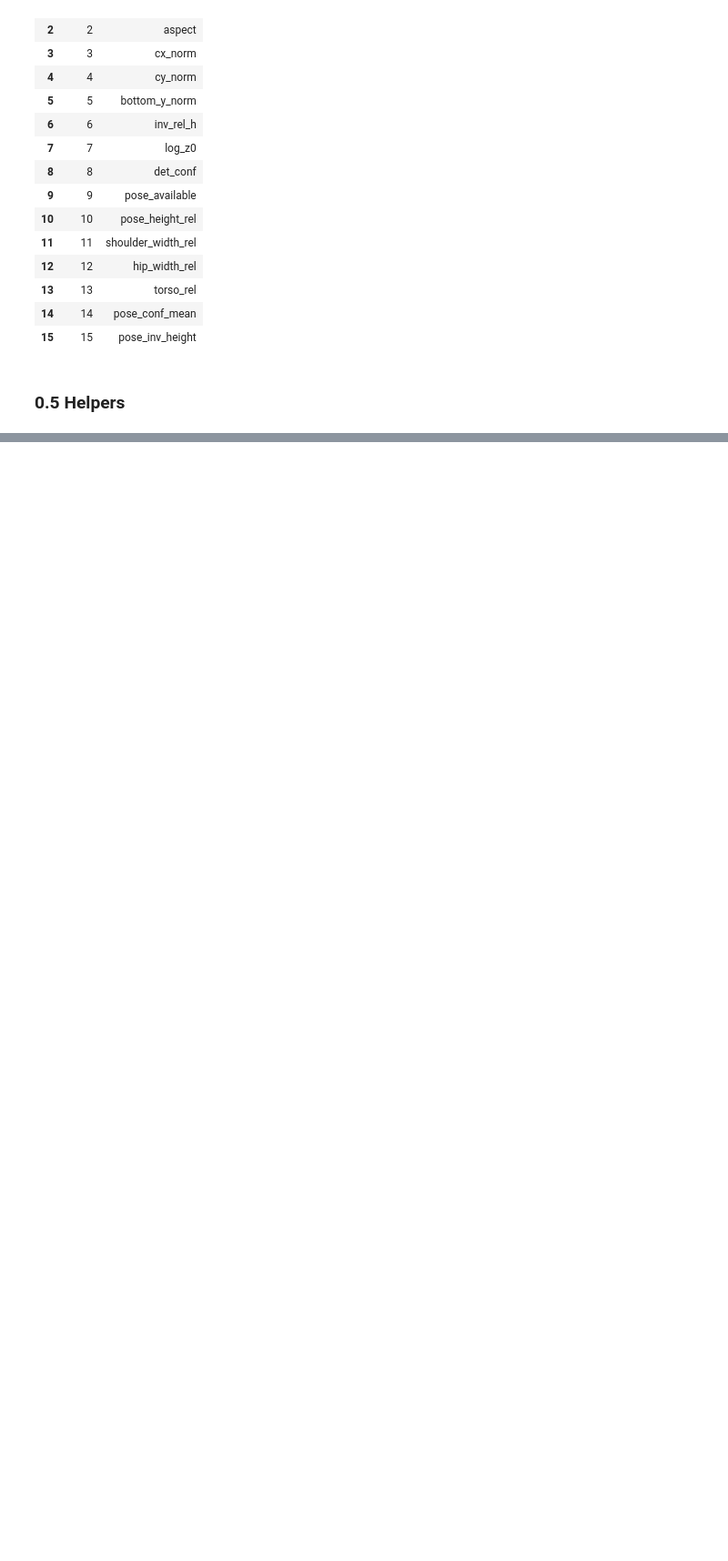
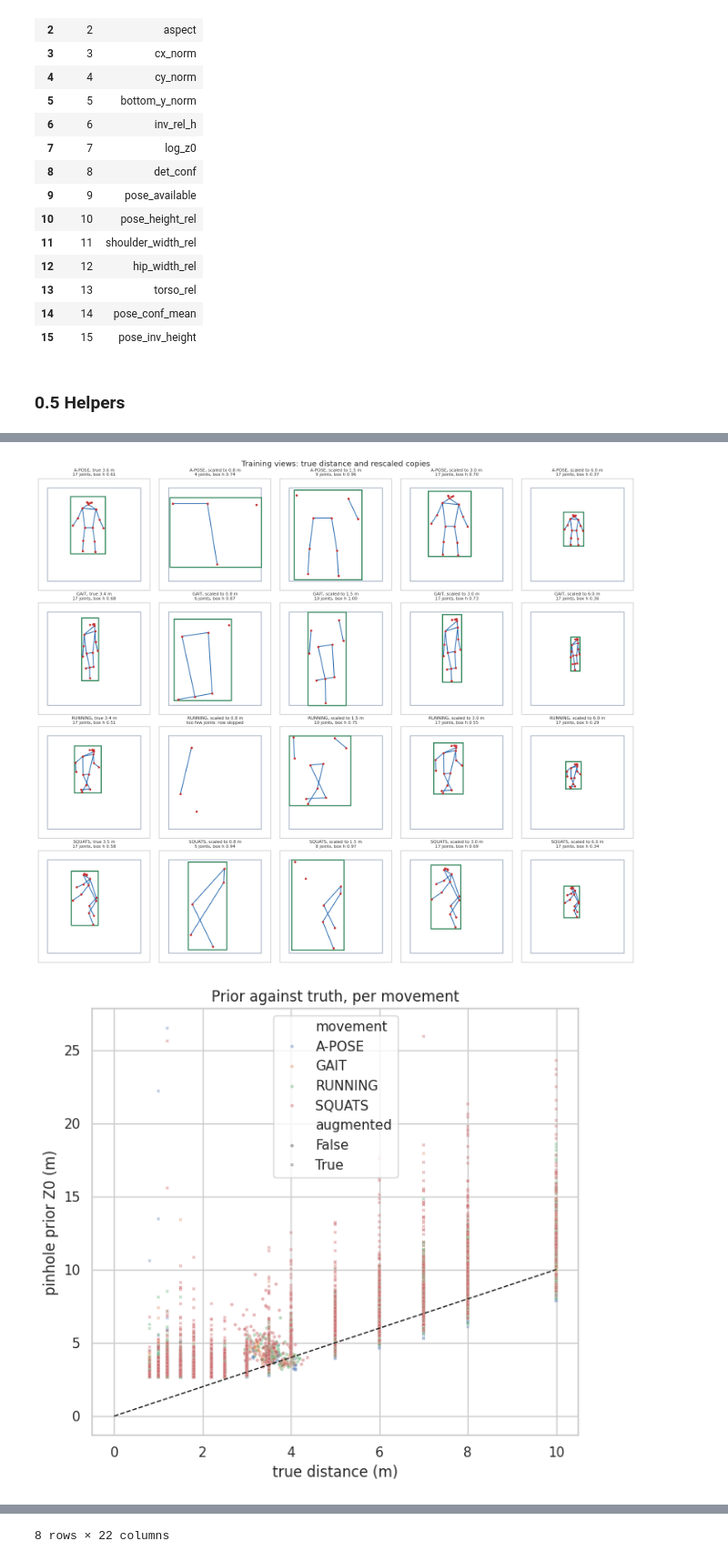
Before and after one commit to Bonaparte003/Smart-Accident-System-Monitoring-SAMS-, a Jupyter notebook: notebooks/04_vision_distance_estimation_training.ipynb, the cells around one changed output, grey strips where cells are left out. Shown at 91% size. Drawn from its saved outputs; the diff is of its cells as text; code cells hidden in the pictures; blank space fills up the shorter version.

```diff
--- a/notebooks/04_vision_distance_estimation_training.ipynb
+++ b/notebooks/04_vision_distance_estimation_training.ipynb
@@ -600,0 +673,73 @@ Saved: /content/SAMS/datasets/vision/distance/mendeley_493s6f753v/distance_featu
+# %%
+COCO_EDGES = [(5, 6), (5, 7), (7, 9), (6, 8), (8, 10), (5, 11), (6, 12), (11, 12), (11, 13), (13, 15), (12, 14), (14, 16), (0, 5), (0, 6)]
+PREVIEW_DISTANCES = ["true", 0.8, 1.5, 3.0, 6.0]
+preview_rng = np.random.default_rng(SEED)
+
+preview_views = []
+for movement in MOVEMENTS:
+    rows_m = usable[usable["movement"] == movement]
+    if rows_m.empty:
+        continue
+    subject = rows_m["subject"].iloc[0]
+    meta = json.loads((DATA_DIR / f"{subject}__{movement}__KP2D.json").read_text())
+    trc = load_trc_frames(DATA_DIR / f"{subject}__{movement}__KP3D.trc")
+    all_k = [np.asarray(ann["keypoints_scores"], dtype=float).reshape(33, 3) for ann in meta["annotations"]]
+    img_wh = estimate_image_size(all_k)
+    for ann in meta["annotations"][len(meta["annotations"]) // 2:]:
+        if int(ann["frame"]) in trc:
+            xyz = trc[int(ann["frame"])]
+            P = np.asarray(ann["proj_matrix"], dtype=float).reshape(3, 4)
+            z_ref = float(np.linalg.norm(0.5 * (xyz[23] + xyz[24]) - camera_center_from_P(P)))
+            preview_views.append((subject, movement, np.asarray(ann["keypoints_scores"], dtype=float).reshape(33, 3), img_wh, z_ref))
+            break
+
+fig, axes = plt.subplots(len(preview_views), len(PREVIEW_DISTANCES), figsize=(3.2 * len(PREVIEW_DISTANCES), 3.4 * len(preview_views)), squeeze=False)
+for row_axes, (subject, movement, kps0, img_wh, z_ref) in zip(axes, preview_views):
+    w, h = img_wh
+    for ax, target in zip(row_axes, PREVIEW_DISTANCES):
+        z = z_ref if target == "true" else float(target)
+        kps = kps0 if target == "true" else scale_keypoints_for_distance(kps0, z_ref, z, (w / 2.0, h / 2.0))
+        coco = kps[MP_TO_COCO].copy()
+        outside = (coco[:, 0] < 0) | (coco[:, 0] >= w) | (coco[:, 1] < 0) | (coco[:, 1] >= h)
+        coco[outside, 2] = 0.0
+        ok = coco[:, 2] >= KPT_CONF
+        ax.add_patch(plt.Rectangle((0, 0), w, h, fill=False, edgecolor="#a0aec0", linewidth=1.5))
+        for a, b in COCO_EDGES:
+            if ok[a] and ok[b]:
+                ax.plot([coco[a, 0], coco[b, 0]], [coco[a, 1], coco[b, 1]], color="#2b6cb0", linewidth=1.5)
+        ax.scatter(coco[ok, 0], coco[ok, 1], s=10, color="#c53030", zorder=3)
+        title = f"{movement}, {'true' if target == 'true' else 'scaled to'} {z:.1f} m"
+        try:
+            feats, _ = view_features(kps, img_wh, preview_rng)
+            x1 = (feats[3] - feats[1] / 2) * w
+            y1 = (feats[4] - feats[0] / 2) * h
+            ax.add_patch(plt.Rectangle((x1, y1), feats[1] * w, feats[0] * h, fill=False, edgecolor="#2f855a", linewidth=2))
+            title += f"\n{int(ok.sum())} joints, box h {feats[0]:.2f}"
+        except ValueError:
+            title += "\ntoo few joints: row skipped"
+        ax.set_xlim(-0.1 * w, 1.1 * w)
+        ax.set_ylim(1.1 * h, -0.1 * h)
+        ax.set_aspect("equal")
+        ax.set_xticks([])
+        ax.set_yticks([])
+        ax.set_title(title, fontsize=8)
+plt.suptitle("Training views: true distance and rescaled copies")
+plt.tight_layout()
+plt.savefig(RESULTS_DIR / "preview_views.png", dpi=140)
+plt.show()
+
+sample = df.groupby("movement", group_keys=False).apply(lambda g: g.sample(min(1500, len(g)), random_state=SEED))
+fig, ax = plt.subplots(figsize=(6.5, 6))
+sns.scatterplot(data=sample, x="distance_m", y="z0_m", hue="movement", style="augmented", s=8, alpha=0.4, ax=ax)
+ax.plot([0, 10], [0, 10], "k--", linewidth=1)
+ax.set_xlabel("true distance (m)")
+ax.set_ylabel("pinhole prior Z0 (m)")
+ax.set_title("Prior against truth, per movement")
+plt.tight_layout()
+plt.savefig(RESULTS_DIR / "preview_prior_vs_truth.png", dpi=140)
+plt.show()
+
+save_table(df.groupby("movement").sample(2, random_state=SEED)[["subject", "movement", "camera", "distance_m", "augmented", "z0_m"] + FEATURE_NAMES].round(3), "preview_rows")
+# %% [output]
+[figure, added]
+[figure, added]
@@ -601,3 +755,4 @@ Saved: /content/SAMS/datasets/vision/distance/mendeley_493s6f753v/distance_featu
+8 rows × 22 columns
 # %% [markdown]
 ## 3. Exploratory data analysis and PCA
 
```
Also changed, not shown: parts of 31 cells of this notebook, 6 other files.
